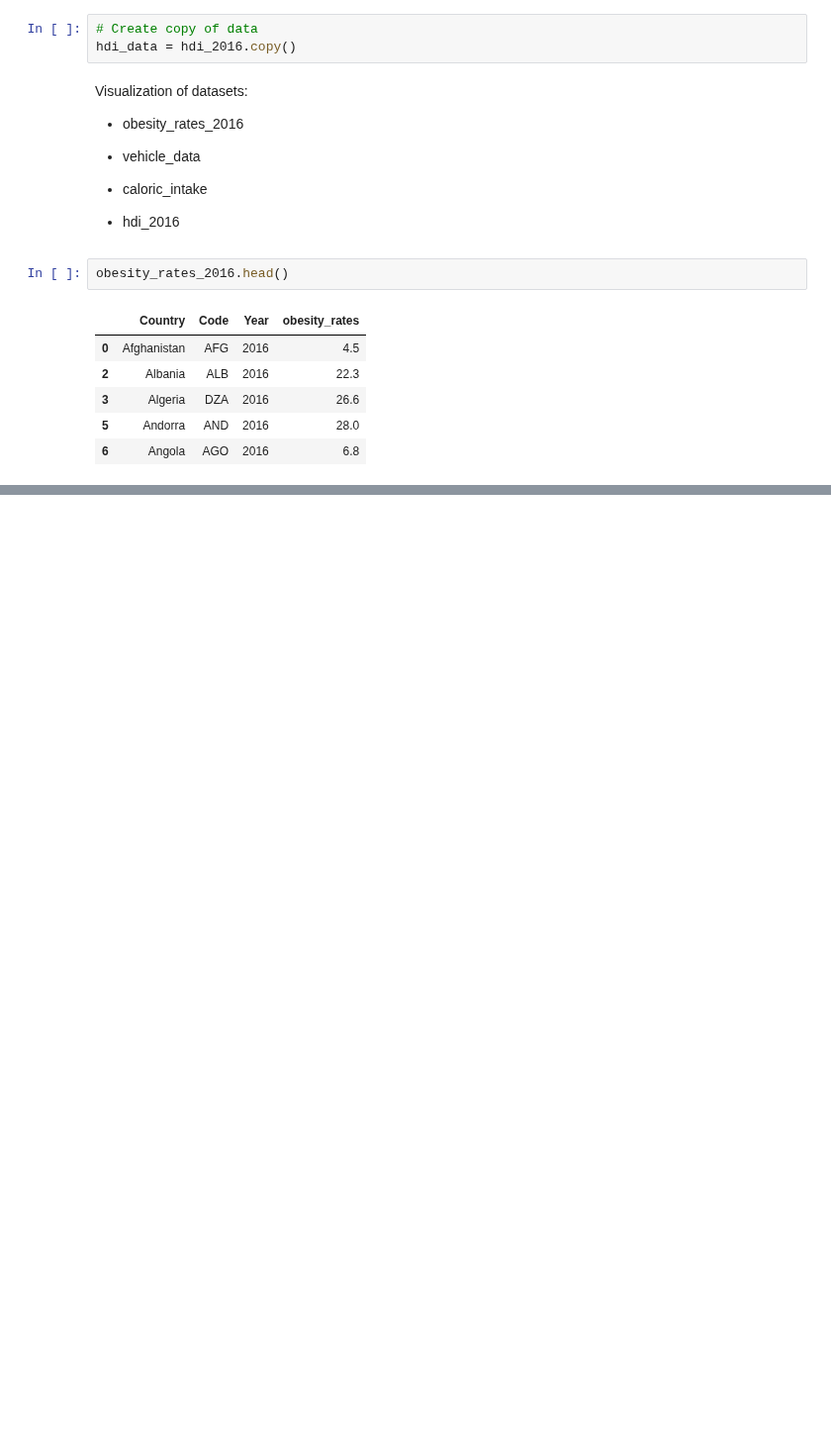
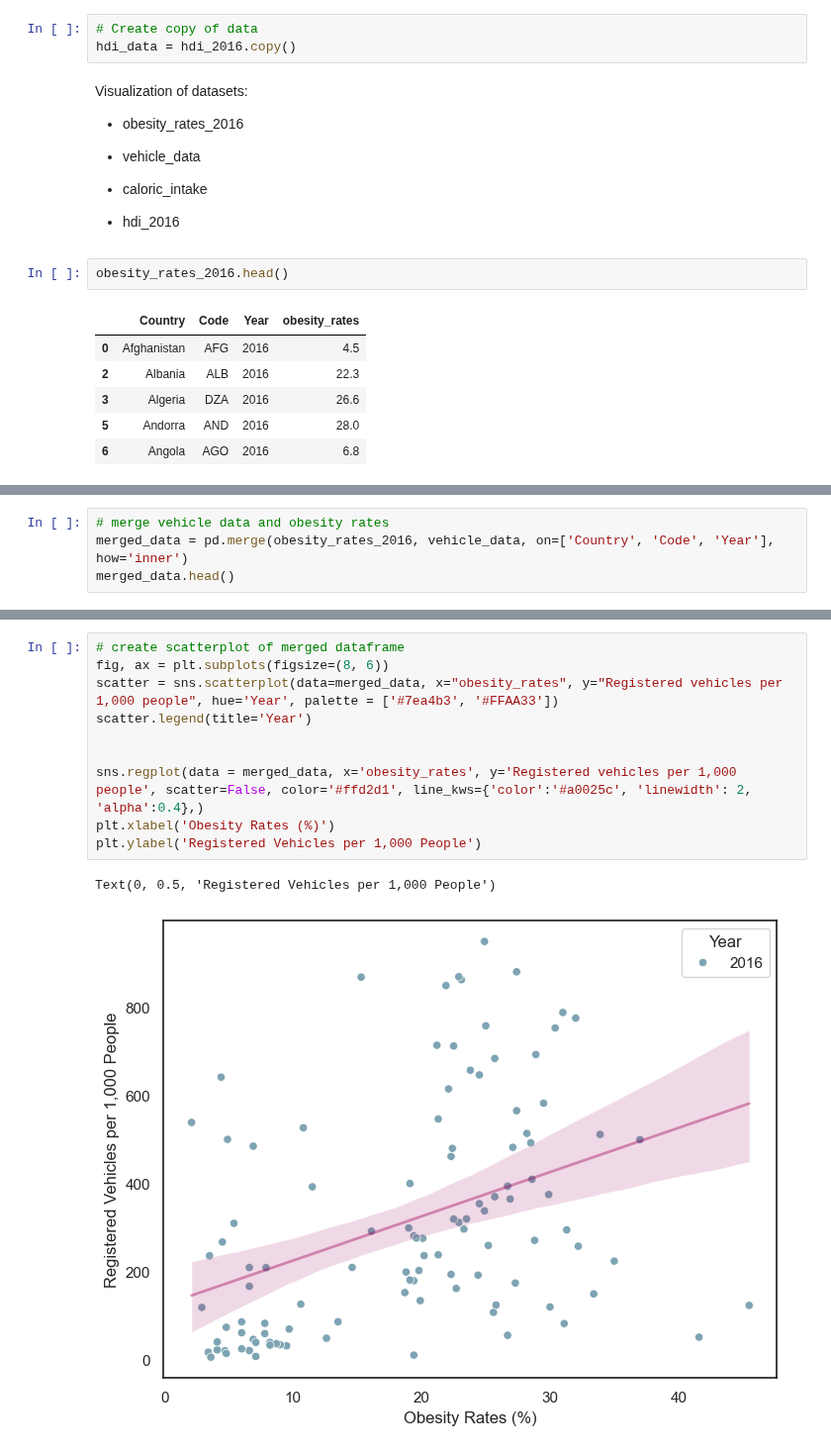
Before and after one commit to lizziefay/health_EDA, a Jupyter notebook: obesity_rates.ipynb, the cells around one changed output, grey strips where cells are left out. Shown at 99% size. Drawn from its saved outputs; the diff is of its cells as text; blank space fills up the shorter version.

Commit message:
data visualizations of obesity rates

```diff
--- a/obesity_rates.ipynb
+++ b/obesity_rates.ipynb
@@ -398,3 +408,7 @@ fig.update_layout(
 fig.show()
 # %% [output]
 [interactive output not drawn]
+# %%
+# merge vehicle data and obesity rates
+merged_data = pd.merge(obesity_rates_2016, vehicle_data, on=['Country', 'Code', 'Year'], how='inner')
+merged_data.head()
@@ -400,0 +422,13 @@ fig.show()
+# %%
+# create scatterplot of merged dataframe
+fig, ax = plt.subplots(figsize=(8, 6))
+scatter = sns.scatterplot(data=merged_data, x="obesity_rates", y="Registered vehicles per 1,000 people", hue='Year', palette = ['#7ea4b3', '#FFAA33'])
+scatter.legend(title='Year')
+
+
+sns.regplot(data = merged_data, x='obesity_rates', y='Registered vehicles per 1,000 people', scatter=False, color='#ffd2d1', line_kws={'color':'#a0025c', 'linewidth': 2, 'alpha':0.4},)
+plt.xlabel('Obesity Rates (%)')
+plt.ylabel('Registered Vehicles per 1,000 People')
+# %% [output]
+Text(0, 0.5, 'Registered Vehicles per 1,000 People')
+[figure, added]
```
Also changed, not shown: parts of 9 cells of this notebook.
